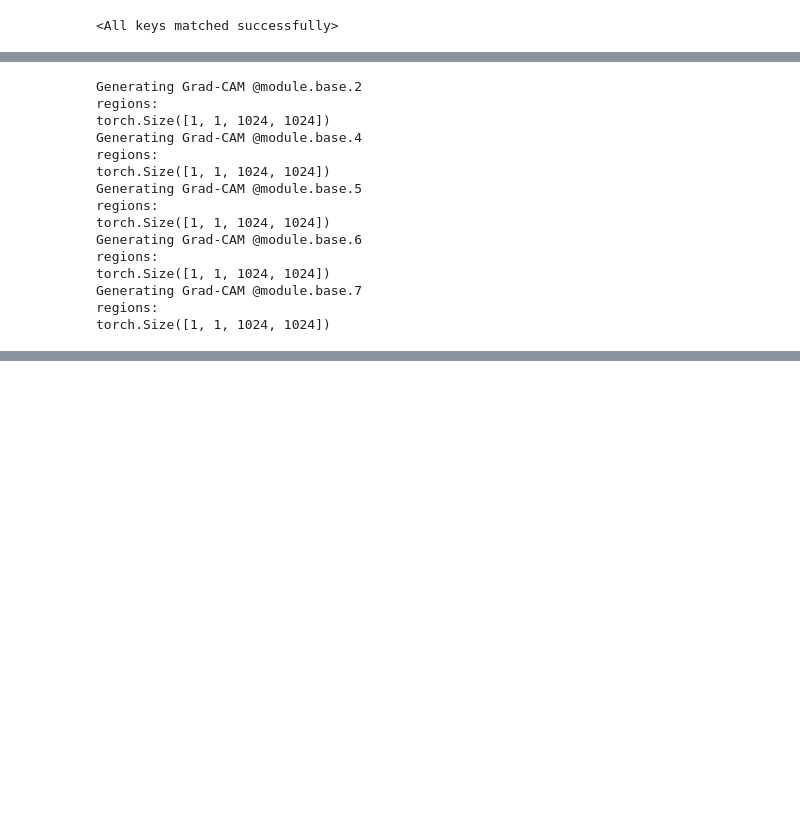
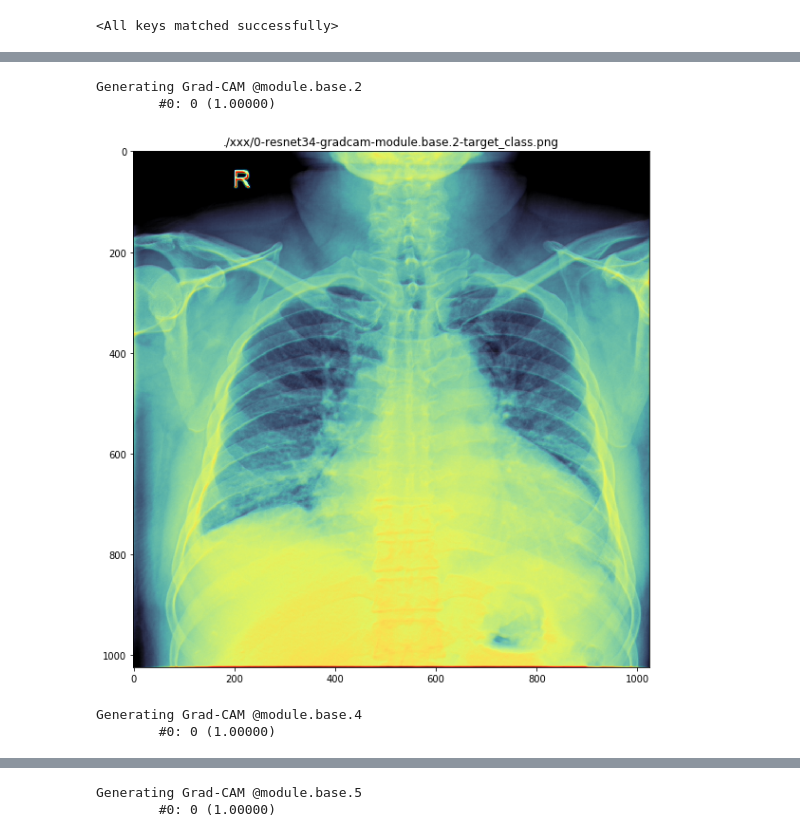
Before and after one commit to searobbersduck/XRaySolution, a Jupyter notebook: cam/lib/0.test_cam_api.ipynb, the cells around one changed output, grey strips where cells are left out. Drawn from its saved outputs; the diff is of its cells as text; code cells hidden in the pictures; blank space fills up the shorter version.

```diff
--- a/cam/lib/0.test_cam_api.ipynb
+++ b/cam/lib/0.test_cam_api.ipynb
@@ -126,4 +189,5 @@ cuda
 # %%
+# 工具函数，显示各层的cam结果
 def save_gradcam(filename, gcam, raw_image, paper_cmap=True):
     gcam = gcam.cpu().numpy()
     cmap = cm.jet_r(gcam)[..., :3]*255
@@ -134,3 +198,21 @@ def save_gradcam(filename, gcam, raw_image, paper_cmap=True):
     else:
         gcam = (cmap.astype(np.float) + img_rgb.astype(np.float)) / 2
     cv2.imwrite(filename, np.uint8(gcam))
+
+    # 绘制heatmap图
+    cv2_img = cv2.imread(filename)
+    cv2_img = cv2.cvtColor(cv2_img, cv2.COLOR_BGR2RGB)
+    plt.figure(figsize=(10,10))
+    plt.title(filename)
+    plt.imshow(cv2_img)
+    plt.show()
+
+
+# 显示的颜色范围参照如下表：红色的值小，蓝色的值大，r->b, 0->255
+def plot_ref_map():
+    heatmap = np.arange(256*256)/256/256
+    heatmap = np.resize(heatmap, [256,256])
+    heatmap = cm.jet_r(heatmap)
+    plt.figure()
+    plt.imshow(heatmap)
+plot_ref_map()
@@ -137,47 +221,23 @@ def save_gradcam(filename, gcam, raw_image, paper_cmap=True):
 # %%
-
-
-    target_layers = ["module.base.2", "module.base.4", "module.base.5", "module.base.6", "module.base.7"]
-    output_dir = './xxx'
-    os.makedirs(output_dir, exist_ok=True)
-    for target_layer in target_layers:
-        print("Generating Grad-CAM @{}".format(target_layer))
-
-        # Grad-CAM
-        regions = gcam.generate(target_layer=target_layer)
-        print('regions:')
-        print(regions.shape)
-
-        for j in range(len(images)):
-#             print(
-#                 "\t#{}: {} ({:.5f})".format(
-#                     j, classes[target_class], float(probs[ids == target_class])
-#                 )
-#             )
-
-            save_gradcam(
-                filename=osp.join(
-                    output_dir,
-                    "{}-{}-gradcam-{}-{}.png".format(
-                        j, "resnet152", target_layer, 'xxx'
-                    ),
-                ),
+# 需要输出的热度图的层的name
+target_layers = ["module.base.2", "module.base.4", "module.base.5", "module.base.6", "module.base.7"]
+# 设置热度图的输出路径
+output_dir = './xxx'
+os.makedirs(output_dir, exist_ok=True)
+# 遍历每个输出层
+for target_layer in target_layers:
+    print("Generating Grad-CAM @{}".format(target_layer))
+    # Grad-CAM
+    regions = gcam.generate(target_layer=target_layer)
+    for j in range(len(images)):
+        print("\t#{}: {} ({:.5f})".format(j, target_class, float(probs[ids == target_class])))
+        save_gradcam(filename=osp.join(output_dir,"{}-{}-gradcam-{}-{}.png".format(j, "resnet34", target_layer, 'target_class'),),
                 gcam=regions[j, 0],
                 raw_image=raw_images[j],
             )
 # %% [output]
 Generating Grad-CAM @module.base.2
-regions:
-torch.Size([1, 1, 1024, 1024])
-Generating Grad-CAM @module.base.4
-regions:
-torch.Size([1, 1, 1024, 1024])
-Generating Grad-CAM @module.base.5
-regions:
-torch.Size([1, 1, 1024, 1024])
-Generating Grad-CAM @module.base.6
-regions:
-torch.Size([1, 1, 1024, 1024])
-Generating Grad-CAM @module.base.7
-regions:
-torch.Size([1, 1, 1024, 1024])
+        #0: 0 (1.00000)
+[figure, added]
+Generating Grad-CAM @module.base.4
+        #0: 0 (1.00000)
@@ -183,0 +245,2 @@ torch.Size([1, 1, 1024, 1024])
+Generating Grad-CAM @module.base.5
+        #0: 0 (1.00000)
```
Also changed, not shown: parts of 25 cells of this notebook, 1 other file.
